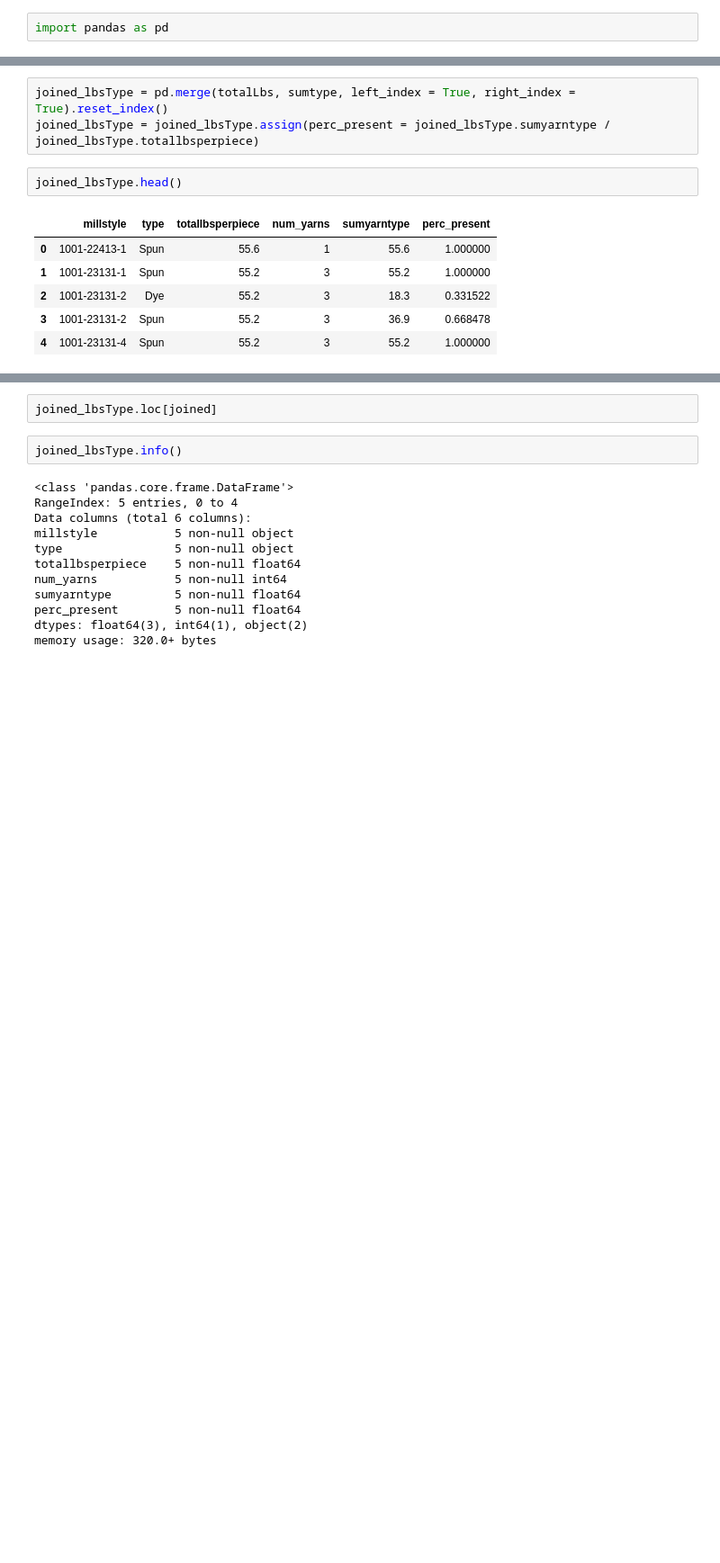
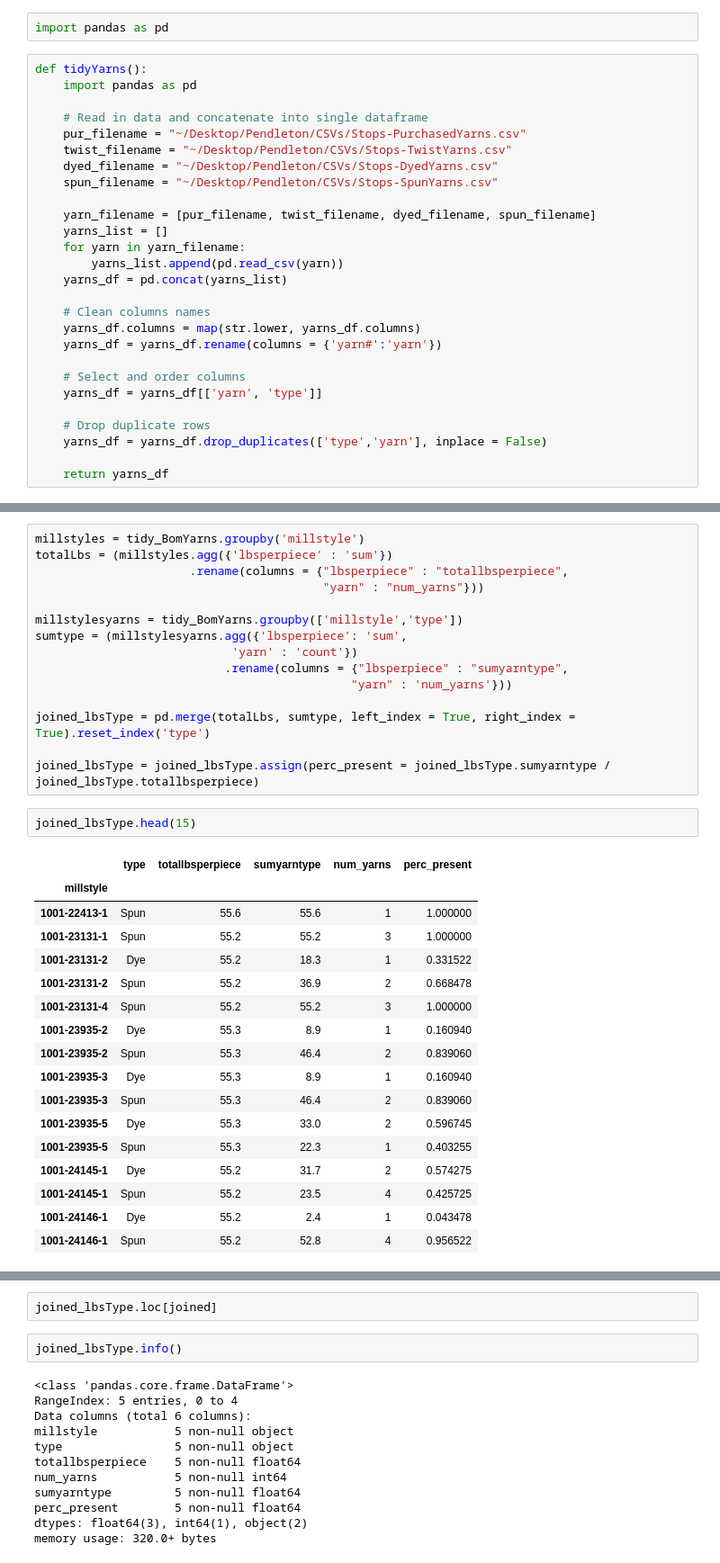
Before and after one commit to MichaelCHarrison/Washougal-Mill-Study, a Jupyter notebook: Python Scripts/R to Python Transfer Notebook.ipynb, the cells around one changed output, grey strips where cells are left out. Shown: that part at 90% size. Cells and saved outputs as stored; diff of their text form; blank space fills up the shorter version.

Commit message:
All functions worked out except for joinedBomYarns

```diff
--- a/Python Scripts/R to Python Transfer Notebook.ipynb
+++ b/Python Scripts/R to Python Transfer Notebook.ipynb
@@ -1,3 +1,30 @@
 # %%
 import pandas as pd
+# %%
+def tidyYarns():
+	import pandas as pd
+
+	# Read in data and concatenate into single dataframe
+	pur_filename = "~/Desktop/Pendleton/CSVs/Stops-PurchasedYarns.csv"
+	twist_filename = "~/Desktop/Pendleton/CSVs/Stops-TwistYarns.csv"
+	dyed_filename = "~/Desktop/Pendleton/CSVs/Stops-DyedYarns.csv"
+	spun_filename = "~/Desktop/Pendleton/CSVs/Stops-SpunYarns.csv"
+
+	yarn_filename = [pur_filename, twist_filename, dyed_filename, spun_filename]
+	yarns_list = []
+	for yarn in yarn_filename:
+		yarns_list.append(pd.read_csv(yarn))
+	yarns_df = pd.concat(yarns_list)
+
+	# Clean columns names
+	yarns_df.columns = map(str.lower, yarns_df.columns)
+	yarns_df = yarns_df.rename(columns = {'yarn#':'yarn'})
+
+	# Select and order columns
+	yarns_df = yarns_df[['yarn', 'type']]
+
+	# Drop duplicate rows
+	yarns_df = yarns_df.drop_duplicates(['type','yarn'], inplace = False)
+
+	return yarns_df
 # %%
@@ -21,12 +59,35 @@ sumtype = (millstylesyarns.agg({'lbsperpiece': 'sum'})
 # %%
-joined_lbsType = pd.merge(totalLbs, sumtype, left_index = True, right_index = True).reset_index()
+millstyles = tidy_BomYarns.groupby('millstyle')
+totalLbs = (millstyles.agg({'lbsperpiece' : 'sum'})
+		    		  .rename(columns = {"lbsperpiece" : "totallbsperpiece",
+                                         "yarn" : "num_yarns"}))
+
+millstylesyarns = tidy_BomYarns.groupby(['millstyle','type'])
+sumtype = (millstylesyarns.agg({'lbsperpiece': 'sum',
+							'yarn' : 'count'})
+						   .rename(columns = {"lbsperpiece" : "sumyarntype",
+                                             "yarn" : 'num_yarns'}))
+
+joined_lbsType = pd.merge(totalLbs, sumtype, left_index = True, right_index = True).reset_index('type')
+
 joined_lbsType = joined_lbsType.assign(perc_present = joined_lbsType.sumyarntype / joined_lbsType.totallbsperpiece)
 # %%
-joined_lbsType.head()
+joined_lbsType.head(15)
 # %% [output]
-|  | millstyle | type | totallbsperpiece | num_yarns | sumyarntype | perc_present |
-| 0 | 1001-22413-1 | Spun | 55.6 | 1 | 55.6 | 1.000000 |
-| 1 | 1001-23131-1 | Spun | 55.2 | 3 | 55.2 | 1.000000 |
-| 2 | 1001-23131-2 | Dye | 55.2 | 3 | 18.3 | 0.331522 |
-| 3 | 1001-23131-2 | Spun | 55.2 | 3 | 36.9 | 0.668478 |
-| 4 | 1001-23131-4 | Spun | 55.2 | 3 | 55.2 | 1.000000 |
+|  | type | totallbsperpiece | sumyarntype | num_yarns | perc_present |
+| millstyle |  |  |  |  |  |
+| 1001-22413-1 | Spun | 55.6 | 55.6 | 1 | 1.000000 |
+| 1001-23131-1 | Spun | 55.2 | 55.2 | 3 | 1.000000 |
+| 1001-23131-2 | Dye | 55.2 | 18.3 | 1 | 0.331522 |
+| 1001-23131-2 | Spun | 55.2 | 36.9 | 2 | 0.668478 |
+| 1001-23131-4 | Spun | 55.2 | 55.2 | 3 | 1.000000 |
+| 1001-23935-2 | Dye | 55.3 | 8.9 | 1 | 0.160940 |
+| 1001-23935-2 | Spun | 55.3 | 46.4 | 2 | 0.839060 |
+| 1001-23935-3 | Dye | 55.3 | 8.9 | 1 | 0.160940 |
+| 1001-23935-3 | Spun | 55.3 | 46.4 | 2 | 0.839060 |
+| 1001-23935-5 | Dye | 55.3 | 33.0 | 2 | 0.596745 |
+| 1001-23935-5 | Spun | 55.3 | 22.3 | 1 | 0.403255 |
+| 1001-24145-1 | Dye | 55.2 | 31.7 | 2 | 0.574275 |
+| 1001-24145-1 | Spun | 55.2 | 23.5 | 4 | 0.425725 |
+| 1001-24146-1 | Dye | 55.2 | 2.4 | 1 | 0.043478 |
+| 1001-24146-1 | Spun | 55.2 | 52.8 | 4 | 0.956522 |
```
Also changed, not shown: parts of 8 cells of this notebook.
